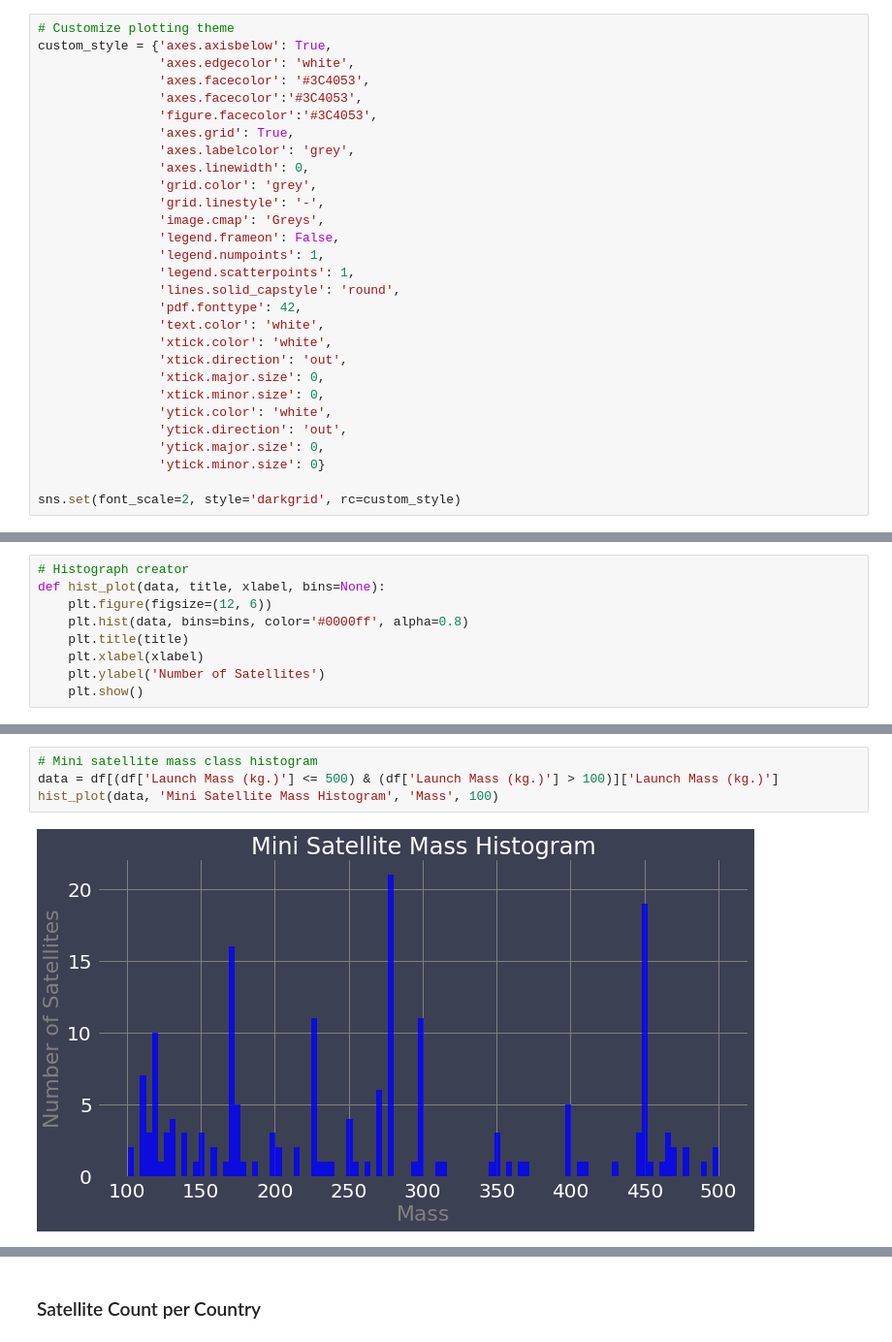
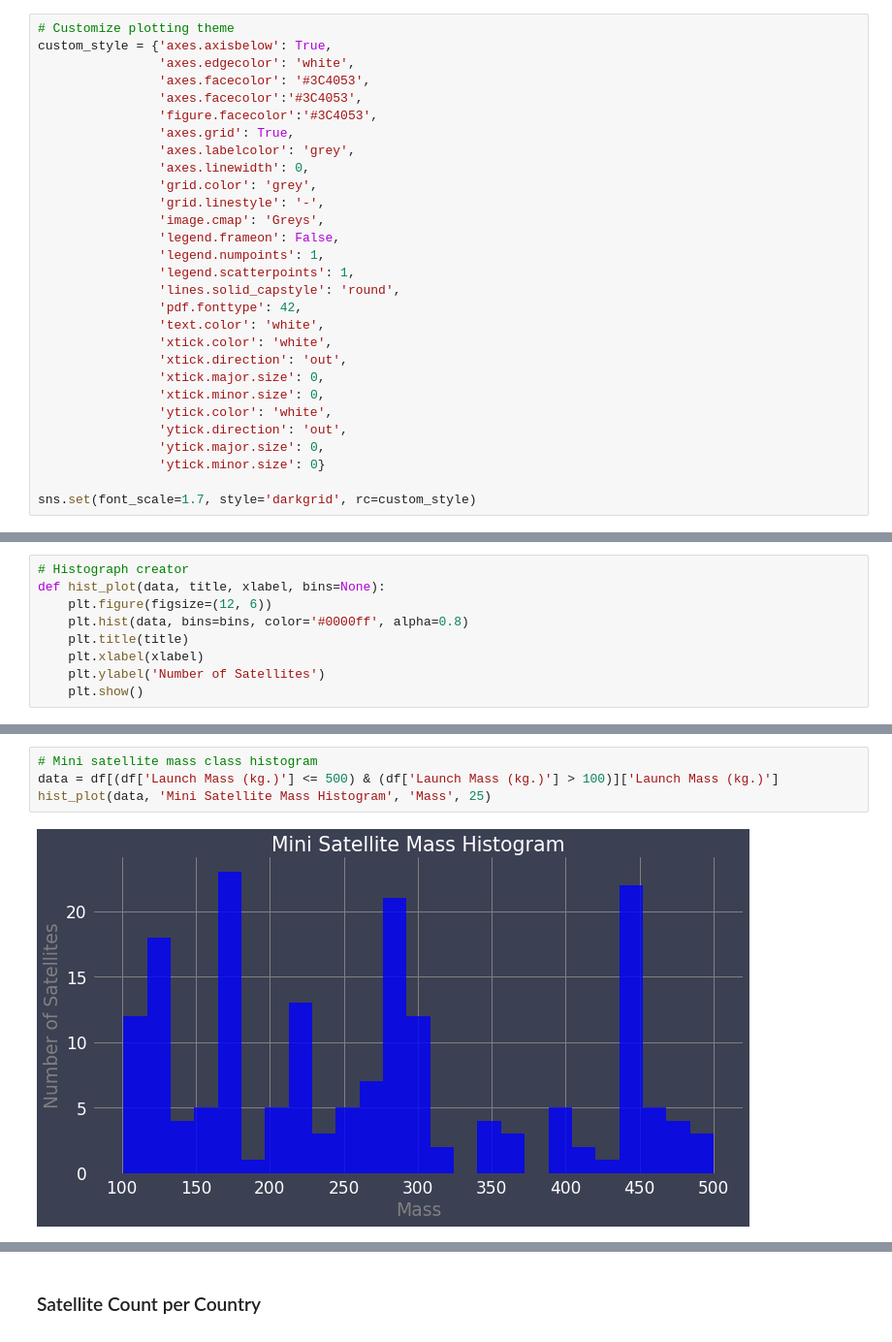
Before and after one commit to blane07/satellite-trends, a Jupyter notebook: trends.ipynb, the cells around one changed output, grey strips where cells are left out. Shown at 97% size. Drawn from its saved outputs; the diff is of its cells as text.

Commit message:
Continued working on exploratory data analysis.

```diff
--- a/trends.ipynb
+++ b/trends.ipynb
@@ -49,7 +49,7 @@ custom_style = {'axes.axisbelow': True,
                 'ytick.major.size': 0,
                 'ytick.minor.size': 0}
 
-sns.set(font_scale=2, style='darkgrid', rc=custom_style)
+sns.set(font_scale=1.7, style='darkgrid', rc=custom_style)
 # %% [markdown]
 ## Data Munging
 # %%
@@ -229,9 +231,9 @@ hist_plot(data, 'Histogram of Satellite log(Mass)', 'log(Mass)', 30)
 # %%
 # Mini satellite mass class histogram
 data = df[(df['Launch Mass (kg.)'] <= 500) & (df['Launch Mass (kg.)'] > 100)]['Launch Mass (kg.)']
-hist_plot(data, 'Mini Satellite Mass Histogram', 'Mass', 100)
+hist_plot(data, 'Mini Satellite Mass Histogram', 'Mass', 25)
 # %% [output]
-[figure, old version]
+[figure, new version]
 # %%
 # Micro satellite mass class histogram
 data = df[(df['Launch Mass (kg.)'] <= 100) & (df['Launch Mass (kg.)'] > 10)]['Launch Mass (kg.)']
```
Also changed, not shown: parts of 28 cells of this notebook.
